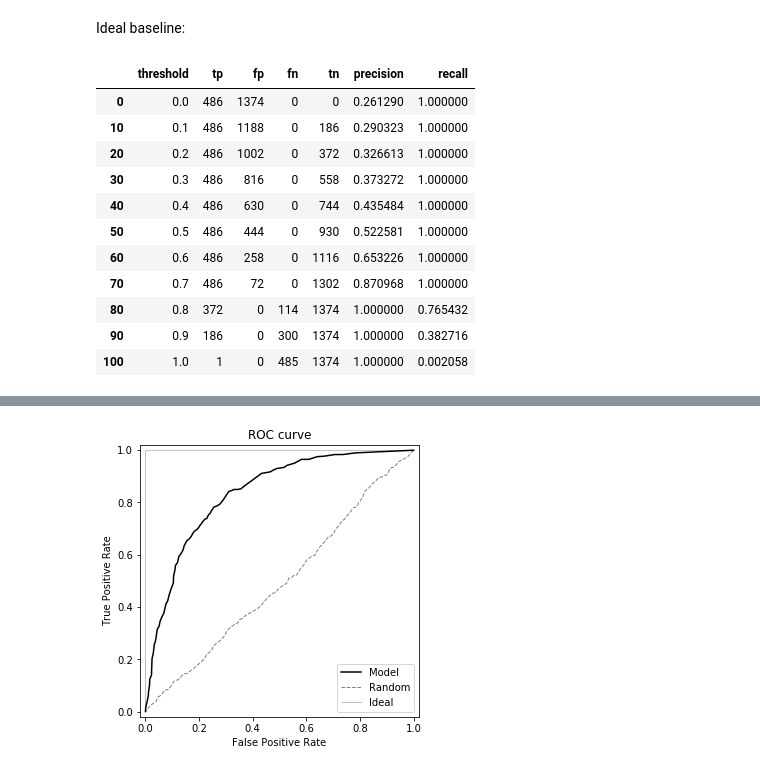
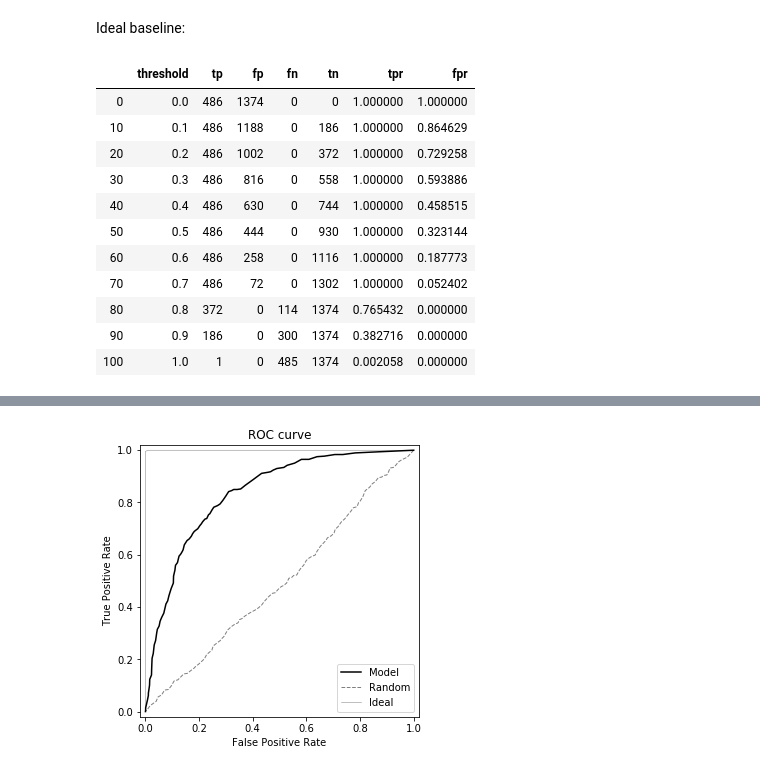
Before and after one commit to DataTalksClub/machine-learning-zoomcamp, a Jupyter notebook: chapter-03-churn-prediction/04-metrics.ipynb, the cells around one changed output, grey strips where cells are left out. Saved outputs shown, nothing was run; the diff lists cells and outputs as text; code cells hidden in the pictures.

```diff
--- a/chapter-03-churn-prediction/04-metrics.ipynb
+++ b/chapter-03-churn-prediction/04-metrics.ipynb
@@ -14,7 +14,7 @@ from sklearn.linear_model import LogisticRegression
 # %%
 df = pd.read_csv('WA_Fn-UseC_-Telco-Customer-Churn.csv')
 
-df['TotalCharges'] = pd.to_numeric(df['TotalCharges'], errors='coerse')
+df['TotalCharges'] = pd.to_numeric(df['TotalCharges'], errors='coerce')
 df['TotalCharges'] = df['TotalCharges'].fillna(0)
 
 df.columns = df.columns.str.lower().str.replace(' ', '_')
@@ -236,6 +240,3 @@ df_scores[::10]
 | 80 | 0.8 | 7 | 1 | 479 | 1373 |
 | 90 | 0.9 | 0 | 0 | 486 | 1374 |
 | 100 | 1.0 | 0 | 0 | 486 | 1374 |
-# %%
-df_scores['precision'] = df_scores.tp / (df_scores.tp + df_scores.fp)
-df_scores['recall'] = df_scores.tp / (df_scores.tp + df_scores.fn)
@@ -273,5 +281,5 @@ plt.show()
 # %%
-def precision_recall_dataframe(y_val, y_pred):
+def tpr_fpr_dataframe(y_val, y_pred):
     scores = []
 
     thresholds = np.linspace(0, 1, 101)
@@ -287,7 +295,7 @@ def precision_recall_dataframe(y_val, y_pred):
     df_scores = pd.DataFrame(scores)
     df_scores.columns = ['threshold', 'tp', 'fp', 'fn', 'tn']
 
-    df_scores['precision'] = df_scores.tp / (df_scores.tp + df_scores.fp)
-    df_scores['recall'] = df_scores.tp / (df_scores.tp + df_scores.fn)
+    df_scores['tpr'] = df_scores.tp / (df_scores.tp + df_scores.fn)
+    df_scores['fpr'] = df_scores.fp / (df_scores.fp + df_scores.tn)
 
     return df_scores
@@ -342,22 +340,22 @@ Ideal baseline:
 # %%
 num_neg = (y_val == 0).sum()
 num_pos = (y_val == 1).sum()
 
 y_ideal = np.repeat([0, 1], [num_neg, num_pos])
 y_pred_ideal = np.linspace(0, 1, num_neg + num_pos)
 
-df_ideal = precision_recall_dataframe(y_ideal, y_pred_ideal)
+df_ideal = tpr_fpr_dataframe(y_ideal, y_pred_ideal)
 df_ideal[::10]
 # %% [output]
-|  | threshold | tp | fp | fn | tn | precision | recall |
-| 0 | 0.0 | 486 | 1374 | 0 | 0 | 0.261290 | 1.000000 |
-| 10 | 0.1 | 486 | 1188 | 0 | 186 | 0.290323 | 1.000000 |
-| 20 | 0.2 | 486 | 1002 | 0 | 372 | 0.326613 | 1.000000 |
-| 30 | 0.3 | 486 | 816 | 0 | 558 | 0.373272 | 1.000000 |
-| 40 | 0.4 | 486 | 630 | 0 | 744 | 0.435484 | 1.000000 |
-| 50 | 0.5 | 486 | 444 | 0 | 930 | 0.522581 | 1.000000 |
-| 60 | 0.6 | 486 | 258 | 0 | 1116 | 0.653226 | 1.000000 |
-| 70 | 0.7 | 486 | 72 | 0 | 1302 | 0.870968 | 1.000000 |
-| 80 | 0.8 | 372 | 0 | 114 | 1374 | 1.000000 | 0.765432 |
-| 90 | 0.9 | 186 | 0 | 300 | 1374 | 1.000000 | 0.382716 |
-| 100 | 1.0 | 1 | 0 | 485 | 1374 | 1.000000 | 0.002058 |
+|  | threshold | tp | fp | fn | tn | tpr | fpr |
+| 0 | 0.0 | 486 | 1374 | 0 | 0 | 1.000000 | 1.000000 |
+| 10 | 0.1 | 486 | 1188 | 0 | 186 | 1.000000 | 0.864629 |
+| 20 | 0.2 | 486 | 1002 | 0 | 372 | 1.000000 | 0.729258 |
+| 30 | 0.3 | 486 | 816 | 0 | 558 | 1.000000 | 0.593886 |
+| 40 | 0.4 | 486 | 630 | 0 | 744 | 1.000000 | 0.458515 |
+| 50 | 0.5 | 486 | 444 | 0 | 930 | 1.000000 | 0.323144 |
+| 60 | 0.6 | 486 | 258 | 0 | 1116 | 1.000000 | 0.187773 |
+| 70 | 0.7 | 486 | 72 | 0 | 1302 | 1.000000 | 0.052402 |
+| 80 | 0.8 | 372 | 0 | 114 | 1374 | 0.765432 | 0.000000 |
+| 90 | 0.9 | 186 | 0 | 300 | 1374 | 0.382716 | 0.000000 |
+| 100 | 1.0 | 1 | 0 | 485 | 1374 | 0.002058 | 0.000000 |
```
Also changed, not shown: parts of 44 cells of this notebook, 1 other file.
